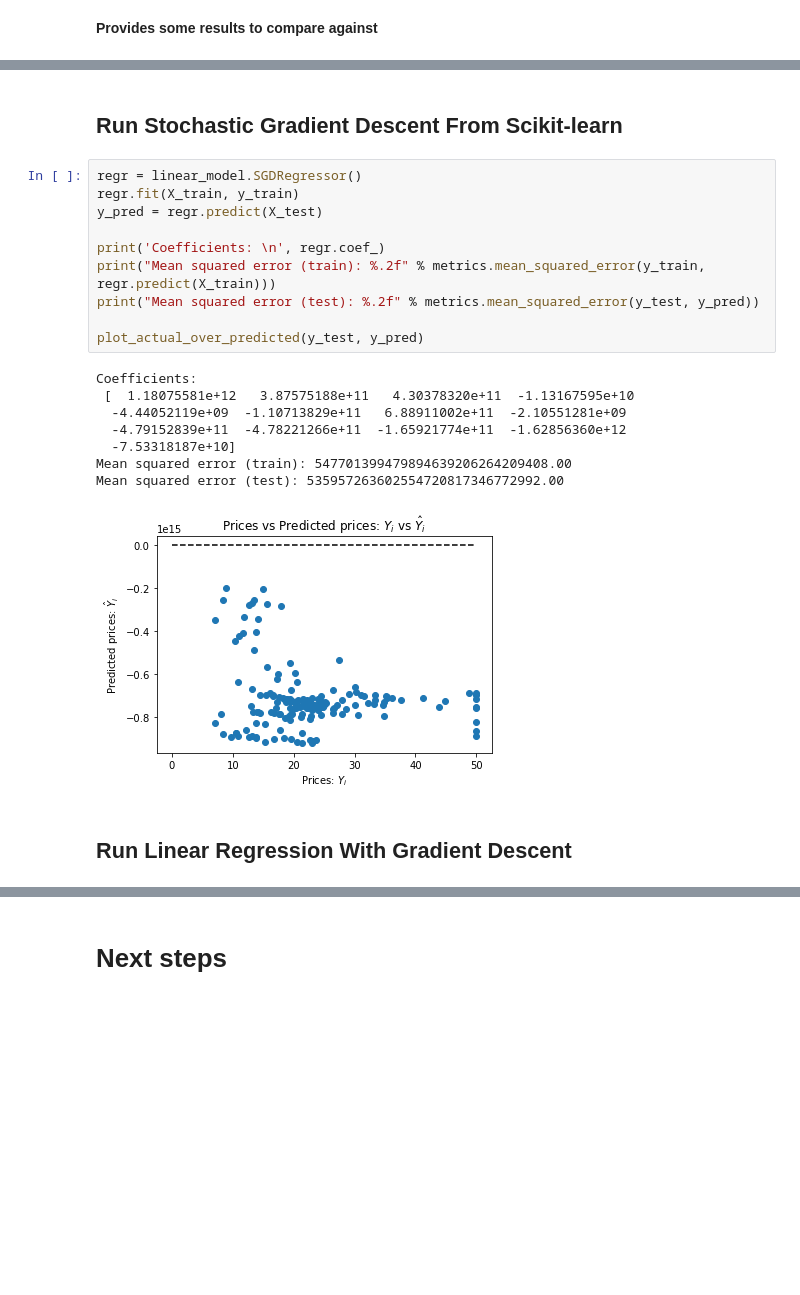
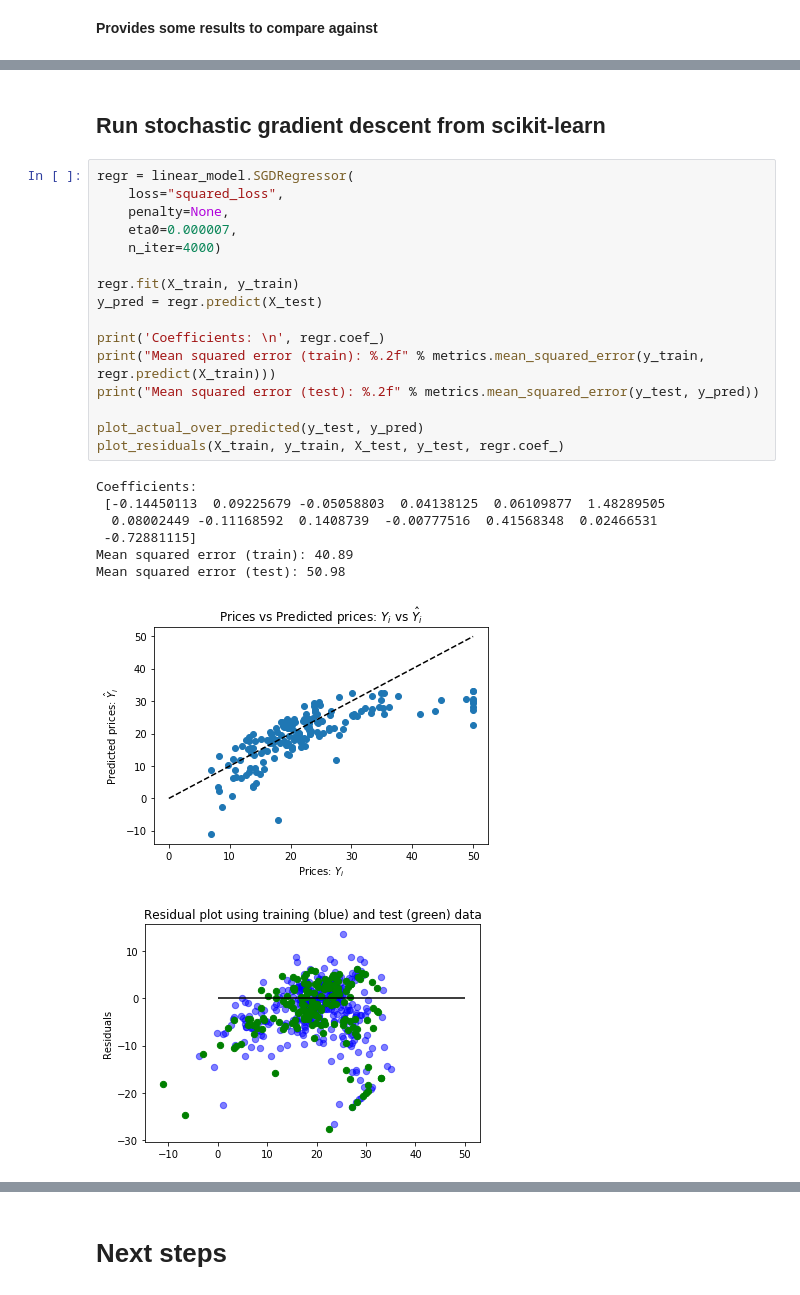
Before and after one commit to spiritedtechie/boston-house-prices-prediction, a Jupyter notebook: Boston House Prices - Linear Regression.ipynb, the cells around one changed output, grey strips where cells are left out. Saved outputs shown, nothing was run; the diff lists cells and outputs as text; blank space fills up the shorter version.

Commit message:
Fixes parameters for SGDRegressor - much smaller learning rate than default helped.

```diff
--- a/Boston House Prices - Linear Regression.ipynb
+++ b/Boston House Prices - Linear Regression.ipynb
@@ -267,23 +269,27 @@ Mean squared error (test): 28.54
-# %% [markdown]
-## Run Stochastic Gradient Descent From Scikit-learn
+# %% [markdown]
+## Run stochastic gradient descent from scikit-learn
 # %%
-regr = linear_model.SGDRegressor()
+regr = linear_model.SGDRegressor(
+    loss="squared_loss",
+    penalty=None,
+    eta0=0.000007,
+    n_iter=4000)
+
 regr.fit(X_train, y_train)
 y_pred = regr.predict(X_test)
 
 print('Coefficients: \n', regr.coef_)
 print("Mean squared error (train): %.2f" % metrics.mean_squared_error(y_train, regr.predict(X_train)))
 print("Mean squared error (test): %.2f" % metrics.mean_squared_error(y_test, y_pred))
 
 plot_actual_over_predicted(y_test, y_pred)
+plot_residuals(X_train, y_train, X_test, y_test, regr.coef_)
 # %% [output]
 Coefficients:
- [  1.18075581e+12   3.87575188e+11   4.30378320e+11  -1.13167595e+10
-  -4.44052119e+09  -1.10713829e+11   6.88911002e+11  -2.10551281e+09
-  -4.79152839e+11  -4.78221266e+11  -1.65921774e+11  -1.62856360e+12
-  -7.53318187e+10]
-Mean squared error (train): 547701399479894639206264209408.00
-Mean squared error (test): 535957263602554720817346772992.00
+ [-0.14450113  0.09225679 -0.05058803  0.04138125  0.06109877  1.48289505
+  0.08002449 -0.11168592  0.1408739  -0.00777516  0.41568348  0.02466531
+ -0.72881115]
+Mean squared error (train): 40.89
+Mean squared error (test): 50.98
-[figure, old version]
+[figure, new version]
+[figure, added]
-# %% [markdown]
-## Run Linear Regression With Gradient Descent
```
Also changed, not shown: parts of 13 cells of this notebook.
